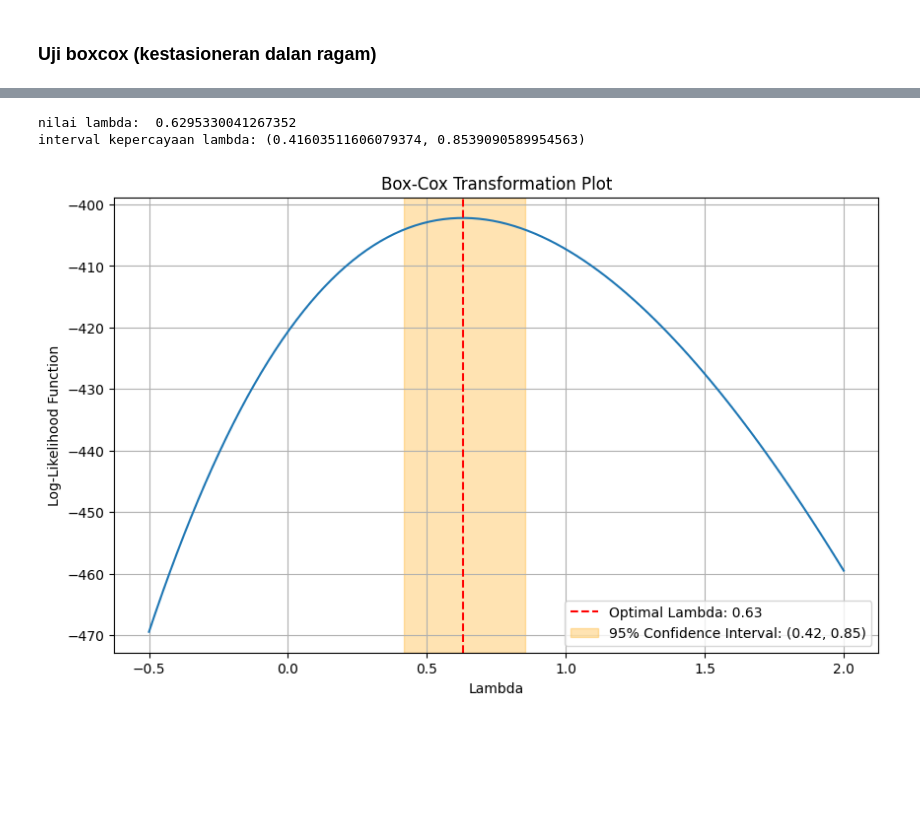
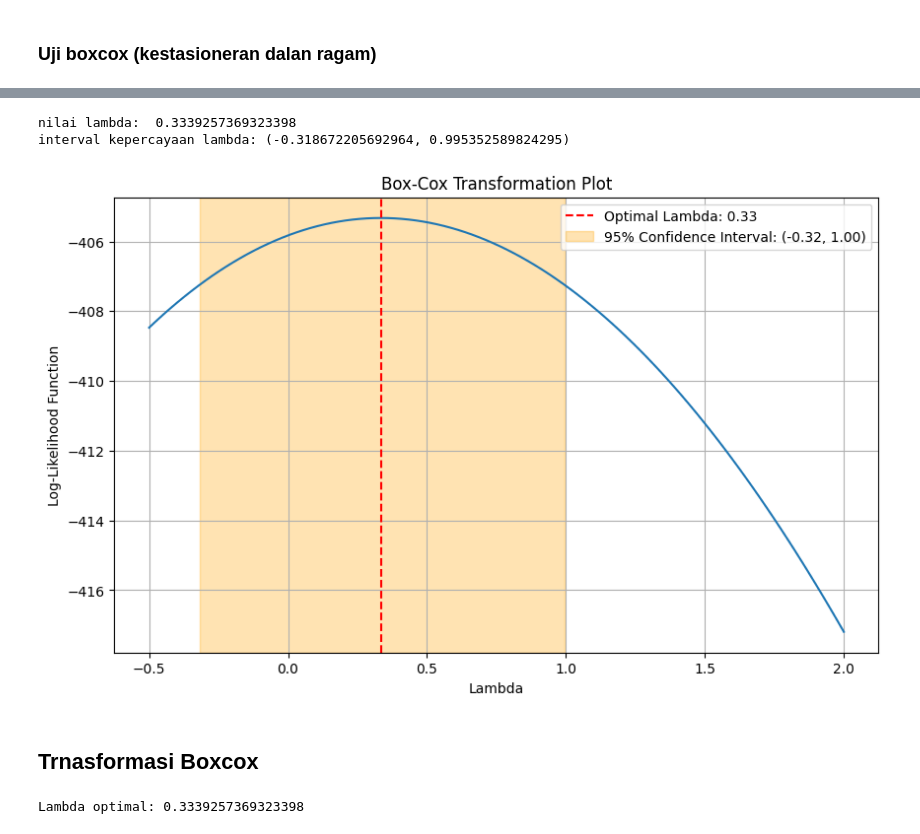
Before and after one commit to haniyathul/Praktikum-Analisis-Deret-Waktu, a Jupyter notebook: Tugas_Kelompok_Minggu_4.ipynb, the cells around one changed output, grey strips where cells are left out. Cells and saved outputs as stored; diff of their text form; code cells hidden in the pictures; blank space fills up the shorter version.

```diff
--- a/Tugas_Kelompok_Minggu_4.ipynb
+++ b/Tugas_Kelompok_Minggu_4.ipynb
@@ -137,10 +128,3 @@ plt.show()
 [figure]
 # %% [markdown]
 ### Uji boxcox (kestasioneran dalan ragam)
-# %%
-# Transformasi kolom 'nao_index_cdas' agar bernilai positif
-suhu['suhu_positive'] = suhu['suhu'] - suhu['suhu'].min() + 1
-
-# Plot data baru
-plt.figure(figsize=(14,6))
-plt.plot(suhu['tahun'],suhu['suhu_positive']); plt.show()
@@ -149,29 +131,36 @@ plt.plot(suhu['tahun'],suhu['suhu_positive']); plt.show()
 # %%
 from scipy.stats import boxcox,  boxcox_llf
-data,lambda_fit,ci=boxcox(suhu['suhu_positive'], alpha=0.05)
+data,lambda_fit,ci=boxcox(suhu['suhu'], alpha=0.05)
 
 print(f'nilai lambda: ',lambda_fit)
 print(f'interval kepercayaan lambda:', ci)
 # %% [output]
-nilai lambda:  0.6295330041267352
-interval kepercayaan lambda: (0.41603511606079374, 0.8539090589954563)
+nilai lambda:  0.3339257369323398
+interval kepercayaan lambda: (-0.318672205692964, 0.995352589824295)
 # %%
 # Generate a range of lambda values
 import numpy as np
 import matplotlib.pyplot as plt
 
 lambdas = np.linspace(-0.5, 2, 100)
 
 # Calculate log-likelihood for each lambda
-llf = [boxcox_llf(l, suhu['suhu_positive']) for l in lambdas]
+llf = [boxcox_llf(l, suhu['suhu']) for l in lambdas]
 
 plt.figure(figsize=(10, 6))
 plt.plot(lambdas, llf)
 plt.axvline(lambda_fit, color='r', linestyle='--', label=f'Optimal Lambda: {lambda_fit:.2f}')
 plt.axvspan(ci[0], ci[1], color='orange', alpha=0.3, label=f'95% Confidence Interval: ({ci[0]:.2f}, {ci[1]:.2f})')
 plt.xlabel('Lambda')
 plt.ylabel('Log-Likelihood Function')
 plt.title('Box-Cox Transformation Plot')
 plt.legend(); plt.grid(True); plt.show()
 # %% [output]
-[figure, old version]
+[figure, new version]
+# %% [markdown]
+## Trnasformasi Boxcox
+# %%
+suhu['suhu_boxcox'], fitted_lambda = boxcox(suhu['suhu'])
+print(f"Lambda optimal: {fitted_lambda}")
+# %% [output]
+Lambda optimal: 0.3339257369323398
```
Also changed, not shown: parts of 7 cells of this notebook.
